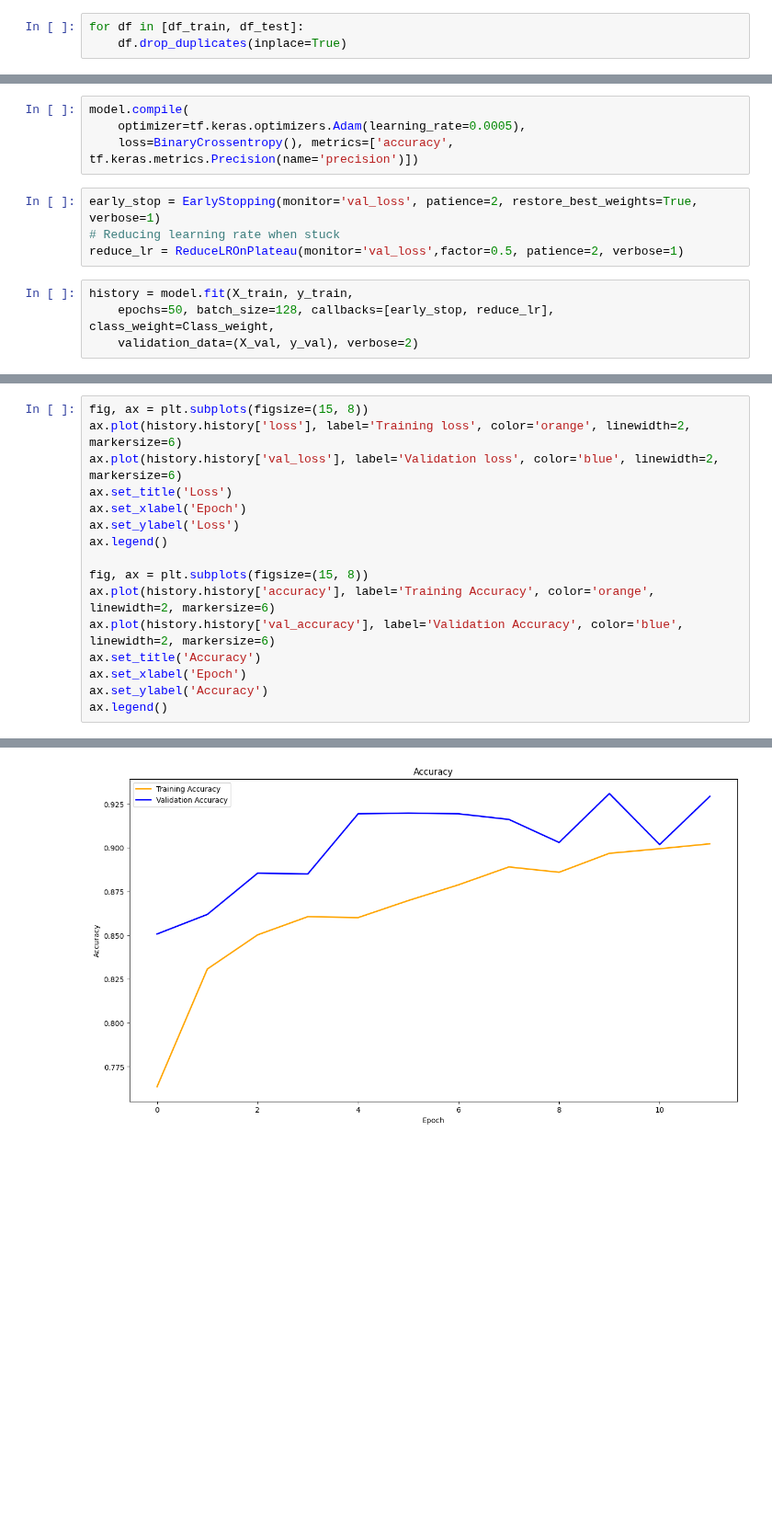
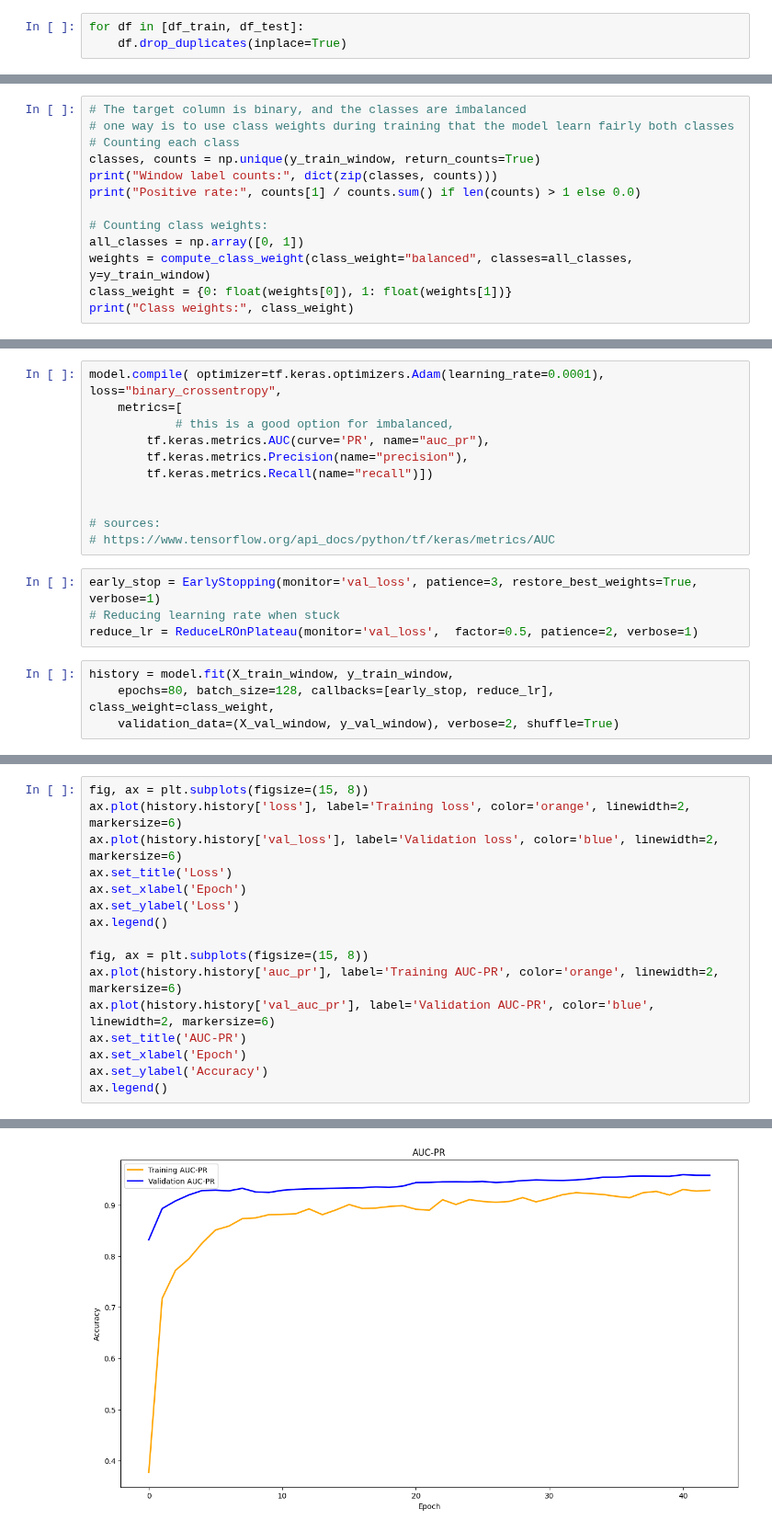
Before and after one commit to Mortti11/Deep_Learning, a Jupyter notebook: CNN_Times_series/tf.keras.ipynb, the cells around one changed output, grey strips where cells are left out. Shown at 92% size. Drawn from its saved outputs; the diff is of its cells as text; blank space fills up the shorter version.

```diff
--- a/CNN_Times_series/tf.keras.ipynb
+++ b/CNN_Times_series/tf.keras.ipynb
@@ -136,0 +122,13 @@ Class_weight
+# %%
+# The target column is binary, and the classes are imbalanced
+# one way is to use class weights during training that the model learn fairly both classes
+# Counting each class
+classes, counts = np.unique(y_train_window, return_counts=True)
+print("Window label counts:", dict(zip(classes, counts)))
+print("Positive rate:", counts[1] / counts.sum() if len(counts) > 1 else 0.0)
+
+# Counting class weights:
+all_classes = np.array([0, 1])
+weights = compute_class_weight(class_weight="balanced", classes=all_classes, y=y_train_window)
+class_weight = {0: float(weights[0]), 1: float(weights[1])}
+print("Class weights:", class_weight)
@@ -177,13 +175,20 @@ Model: "sequential"
 # %%
-model.compile(
-    optimizer=tf.keras.optimizers.Adam(learning_rate=0.0005),
-    loss=BinaryCrossentropy(), metrics=['accuracy', tf.keras.metrics.Precision(name='precision')])
+model.compile( optimizer=tf.keras.optimizers.Adam(learning_rate=0.0001), loss="binary_crossentropy",
+    metrics=[
+            # this is a good option for imbalanced,
+        tf.keras.metrics.AUC(curve='PR', name="auc_pr"),
+        tf.keras.metrics.Precision(name="precision"),
+        tf.keras.metrics.Recall(name="recall")])
+
+
+# sources:
+# https://www.tensorflow.org/api_docs/python/tf/keras/metrics/AUC
 # %%
-early_stop = EarlyStopping(monitor='val_loss', patience=2, restore_best_weights=True, verbose=1)
+early_stop = EarlyStopping(monitor='val_loss', patience=3, restore_best_weights=True, verbose=1)
 # Reducing learning rate when stuck
-reduce_lr = ReduceLROnPlateau(monitor='val_loss',factor=0.5, patience=2, verbose=1)
+reduce_lr = ReduceLROnPlateau(monitor='val_loss',  factor=0.5, patience=2, verbose=1)
 # %%
-history = model.fit(X_train, y_train,
-    epochs=50, batch_size=128, callbacks=[early_stop, reduce_lr], class_weight=Class_weight,
-    validation_data=(X_val, y_val), verbose=2)
+history = model.fit(X_train_window, y_train_window,
+    epochs=80, batch_size=128, callbacks=[early_stop, reduce_lr], class_weight=class_weight,
+    validation_data=(X_val_window, y_val_window), verbose=2, shuffle=True)
 # %% [output]
@@ -214,9 +219,9 @@ ax.set_ylabel('Loss')
 ax.legend()
 
 fig, ax = plt.subplots(figsize=(15, 8))
-ax.plot(history.history['accuracy'], label='Training Accuracy', color='orange', linewidth=2, markersize=6)
-ax.plot(history.history['val_accuracy'], label='Validation Accuracy', color='blue', linewidth=2, markersize=6)
-ax.set_title('Accuracy')
+ax.plot(history.history['auc_pr'], label='Training AUC-PR', color='orange', linewidth=2, markersize=6)
+ax.plot(history.history['val_auc_pr'], label='Validation AUC-PR', color='blue', linewidth=2, markersize=6)
+ax.set_title('AUC-PR')
 ax.set_xlabel('Epoch')
 ax.set_ylabel('Accuracy')
 ax.legend()
@@ -226 +231 @@ ax.legend()
-[figure, old version]
+[figure, new version]
```
Also changed, not shown: parts of 16 cells of this notebook, 4 other files.
